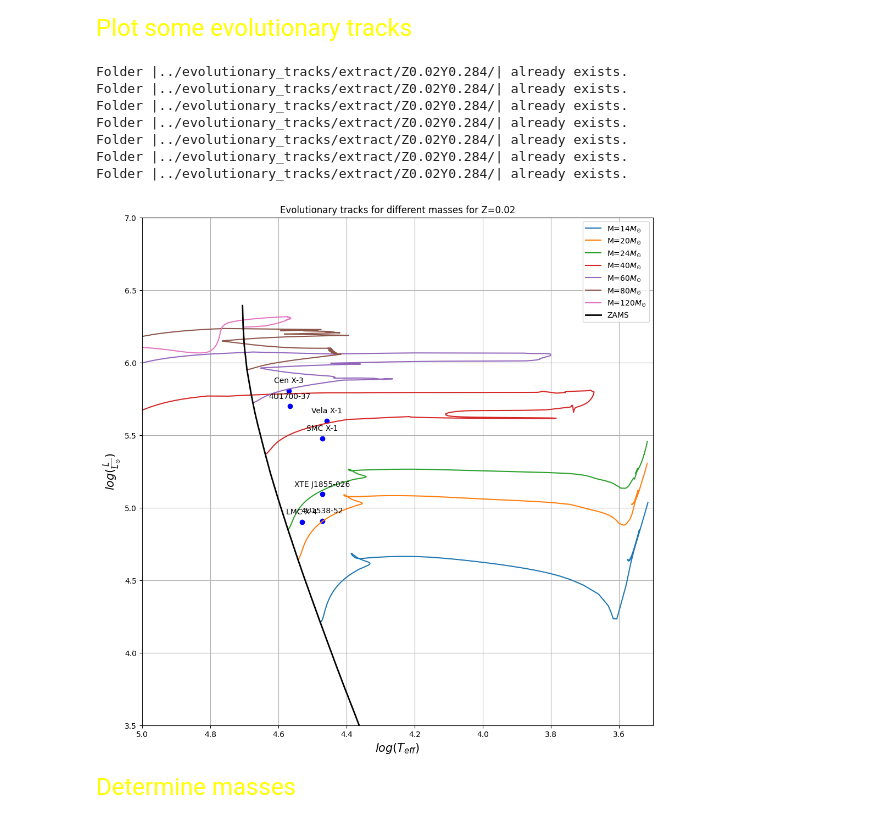
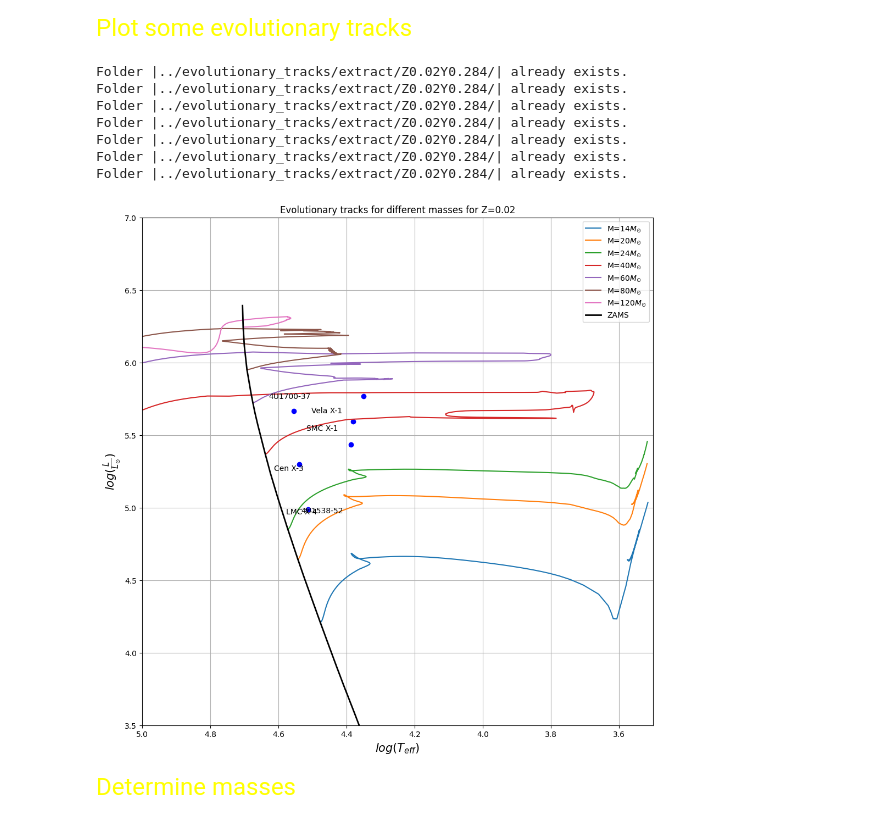
Before and after one commit to LvV210/MasterProject, a Jupyter notebook: HMXBparameters/Mass_determination_HRD.ipynb, the cells around one changed output. Drawn from its saved outputs; the diff is of its cells as text; code cells hidden in the pictures.

```diff
--- a/HMXBparameters/Mass_determination_HRD.ipynb
+++ b/HMXBparameters/Mass_determination_HRD.ipynb
@@ -14,4 +14,4 @@ from IPython.display import Markdown as md
 # %% [markdown]
 <font color='yellow'>Import stellar parameters</font>
 # %%
-df_MRL = pd.read_csv("../tables/results/ALLPARAMETERS.csv")
+df_MRL = pd.read_csv("../tables/results/ALLPARAMETERSfinal.csv")
@@ -90,35 +78,35 @@ for M in M_values:
     ZAMS_index = find_ZAMS_index(df['H_CEN'].tolist())
     logL = df["LOG_L"].tolist()[ZAMS_index:]
     logT = df["LOG_TE"].tolist()[ZAMS_index:]
 
     logL = [float(x) for x in logL]
     logT = [float(x) for x in logT]
 
     plt.plot(logT, logL, label=(f'M={int(float(M))}'+r'$M_{\odot}$'))
 
 for i, label in enumerate(df_MRL["id"].tolist()):
     plt.annotate(label, (df_MRL["logTeff"].tolist()[i], df_MRL["logL_true/L_sun"].tolist()[i]), textcoords="offset points", xytext=(0,10), ha='center')
 
 plt.plot(T_ZAMS, L_ZAMS, label='ZAMS', color='black', linewidth=2)
-plt.scatter(df_MRL['logTeff'], df_MRL['logL_true/L_sun'], color='blue')
+plt.scatter(np.log10(df_MRL['Teff_final']), np.log10(df_MRL['LBV_final']), color='blue')
 plt.title(f'Evolutionary tracks for different masses for Z={ZY_values[0][0]}')
 plt.xlabel(r"$log(T_{eff})$", fontsize=15)
 plt.ylabel(r"$log(\frac{L}{L_{\odot}})$", fontsize=15)
 plt.ylim(3.5, 7)
 plt.xlim(3.5, 5)
 plt.grid(True)
 plt.gca().invert_xaxis()
 plt.legend()
 plt.show()
 # %% [output]
 Folder |../evolutionary_tracks/extract/Z0.02Y0.284/| already exists.
 Folder |../evolutionary_tracks/extract/Z0.02Y0.284/| already exists.
 Folder |../evolutionary_tracks/extract/Z0.02Y0.284/| already exists.
 Folder |../evolutionary_tracks/extract/Z0.02Y0.284/| already exists.
 Folder |../evolutionary_tracks/extract/Z0.02Y0.284/| already exists.
 Folder |../evolutionary_tracks/extract/Z0.02Y0.284/| already exists.
 Folder |../evolutionary_tracks/extract/Z0.02Y0.284/| already exists.
-[figure, old version]
+[figure, new version]
 # %% [markdown]
 <font color='yellow' size=5> Determine masses
 # %% [markdown]
```
Also changed, not shown: parts of 9 cells of this notebook, 2 other files.
